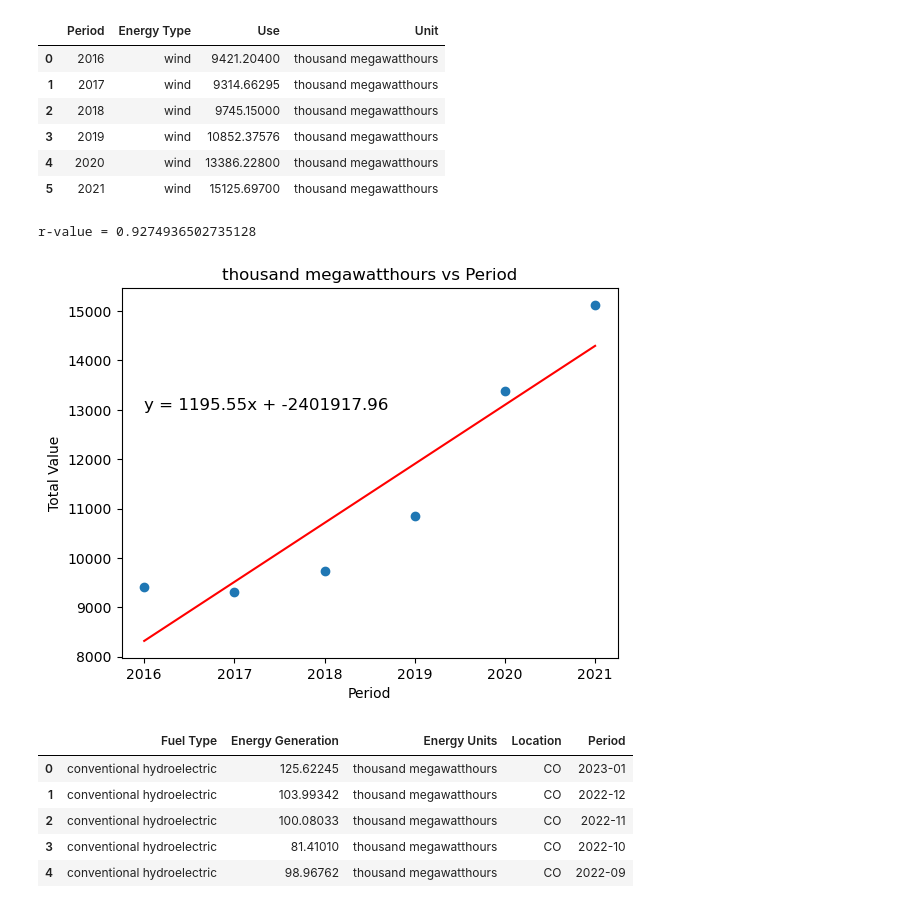
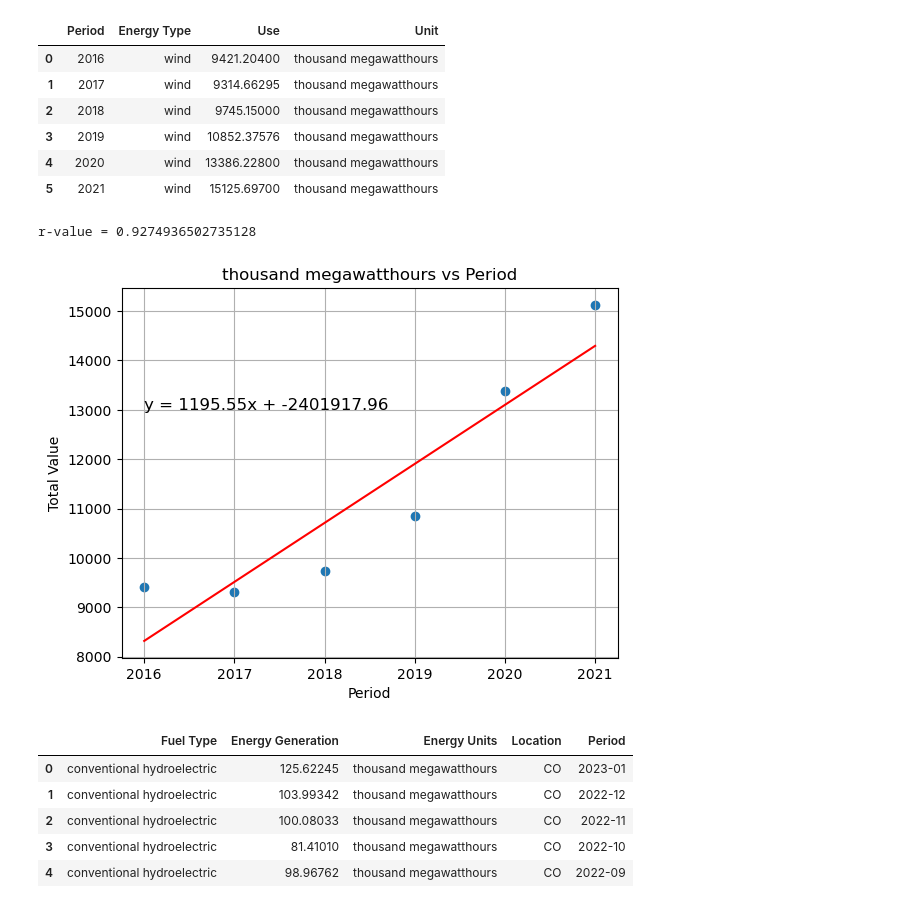
Before and after one commit to Zmart-22/Group-Project-1, a Jupyter notebook: pynergyII.ipynb, the cells around one changed output. Cells and saved outputs as stored; diff of their text form; code cells hidden in the pictures.

```diff
--- a/pynergyII.ipynb
+++ b/pynergyII.ipynb
@@ -131,23 +172,23 @@ wind_df
 # %%
 # Create a scatter plot with Period on the x-axis and Total Value on the y-axis
 plt.scatter(x='Period', y='Use', data=wind_df)
 
 plt.xlabel('Period')
 plt.ylabel('Total Value')
 plt.title('thousand megawatthours vs Period')
 
 m, b, r, _, _ = linregress(wind_df['Period'], wind_df['Use'])
 plt.plot(wind_df['Period'], m*wind_df['Period'] + b, color='red')
 plt.text(2016, 13000, f'y = {m:.2f}x + {b:.2f}', fontsize=12)
 
 
 print(f'r-value = {r}')
 
-
+plt.grid()
 plt.show()
 # %% [output]
 r-value = 0.9274936502735128
-[figure, old version]
+[figure, new version]
 # %%
 #line plot showing each three on the same chart
 # %%
```
Also changed, not shown: parts of 6 cells of this notebook.
